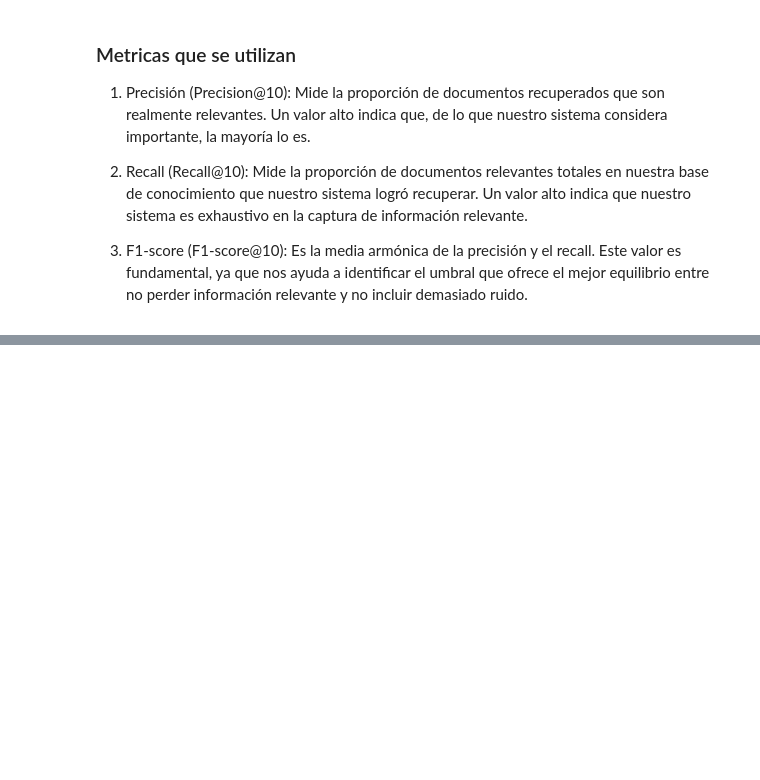
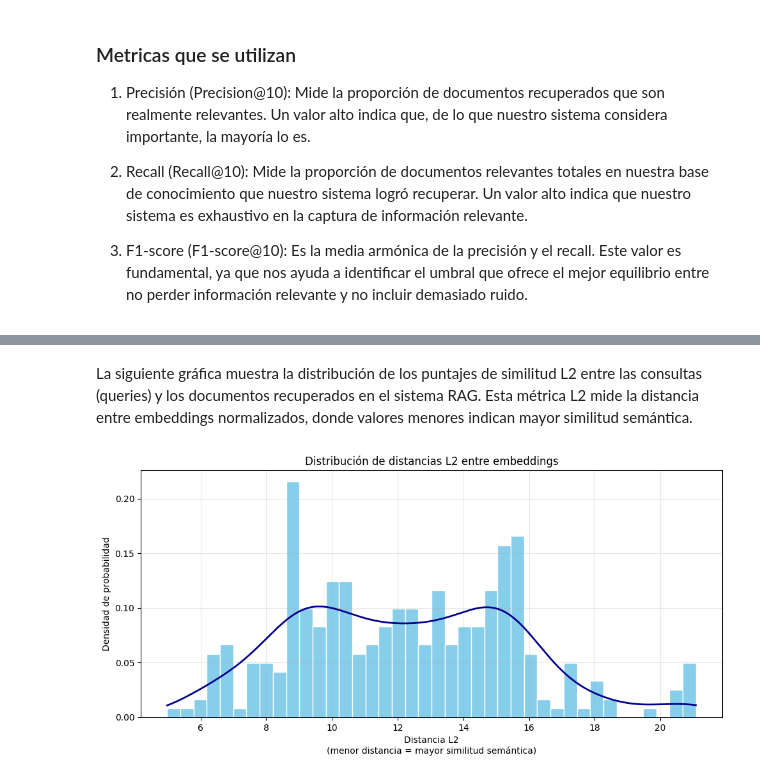
Before and after one commit to Javi111003/OlivIA-RAG, a Jupyter notebook: src/experiments/similarity_threshold/conclusions.ipynb, the cells around one changed output, grey strips where cells are left out. Cells and saved outputs as stored; diff of their text form; code cells hidden in the pictures; blank space fills up the shorter version.

Commit message:
feat/Threshold experiments results

```diff
--- a/src/experiments/similarity_threshold/conclusions.ipynb
+++ b/src/experiments/similarity_threshold/conclusions.ipynb
@@ -41,0 +37,30 @@ JSONDecodeError: Expecting value: line 1 column 1 (char 0)
+# %% [markdown]
+La siguiente gráfica muestra la distribución de los puntajes de similitud L2 entre las consultas (queries) y los documentos recuperados en el sistema RAG. Esta métrica L2 mide la distancia entre embeddings normalizados, donde valores menores indican mayor similitud semántica.
+# %%
+import matplotlib.pyplot as plt
+import numpy as np
+from scipy.stats import gaussian_kde
+
+# Extraer todos los scores
+all_scores = []
+for entry in results:
+    for score in entry["scores"]:
+        all_scores.append(score["score"])
+
+plt.figure(figsize=(10, 5))
+n, bins, patches = plt.hist(all_scores, bins=40, color='skyblue',
+                           edgecolor='white', density=True)
+
+# KDE
+kde = gaussian_kde(all_scores)
+x = np.linspace(min(all_scores), max(all_scores), 1000)
+plt.plot(x, kde(x), color='darkblue', linewidth=2)
+
+plt.title("Distribución de distancias L2 entre embeddings")
+plt.xlabel("Distancia L2\n(menor distancia = mayor similitud semántica)")
+plt.ylabel("Densidad de probabilidad")
+plt.grid(True, alpha=0.3)
+plt.tight_layout()
+plt.show()
+# %% [output]
+[figure, added]
```
Also changed, not shown: parts of 7 cells of this notebook, 1 other file.
